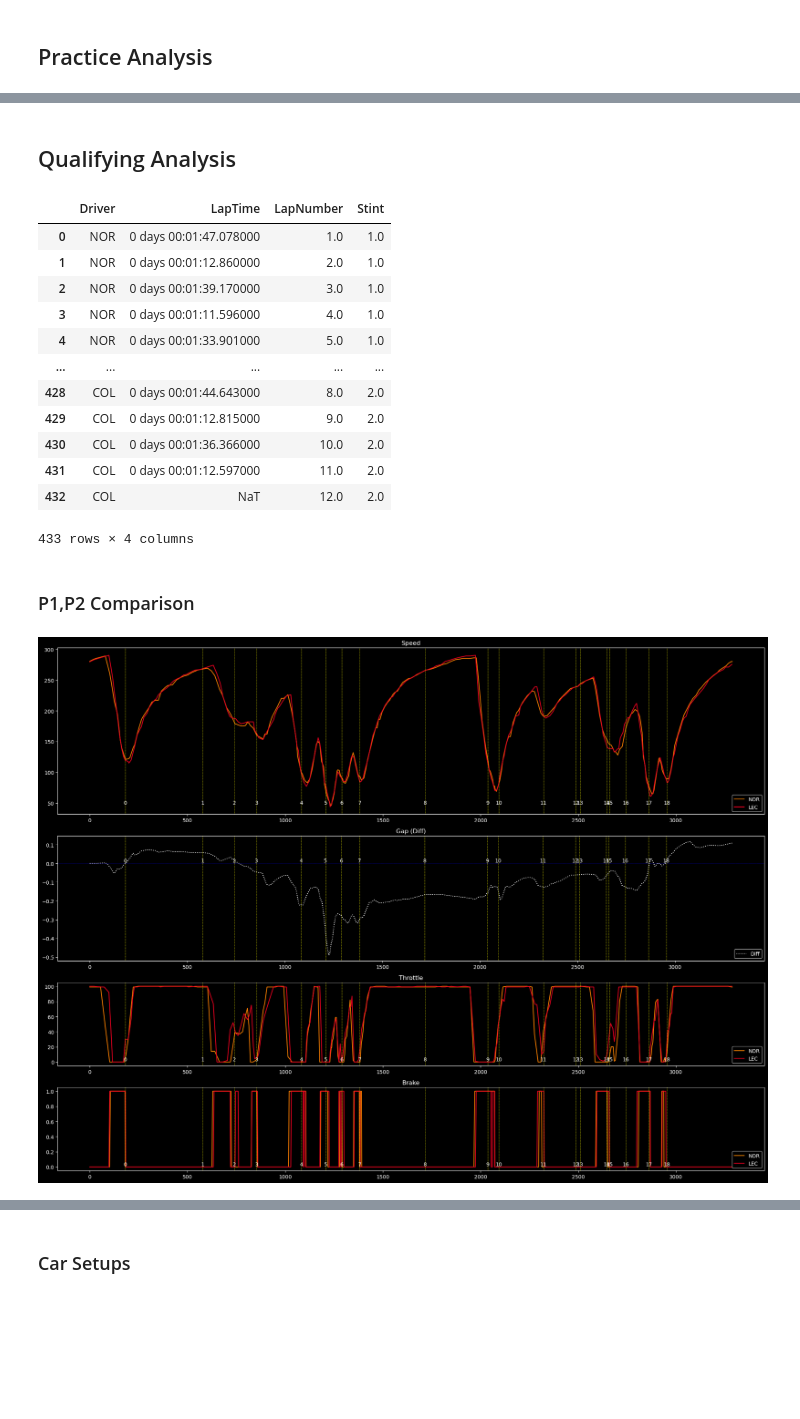
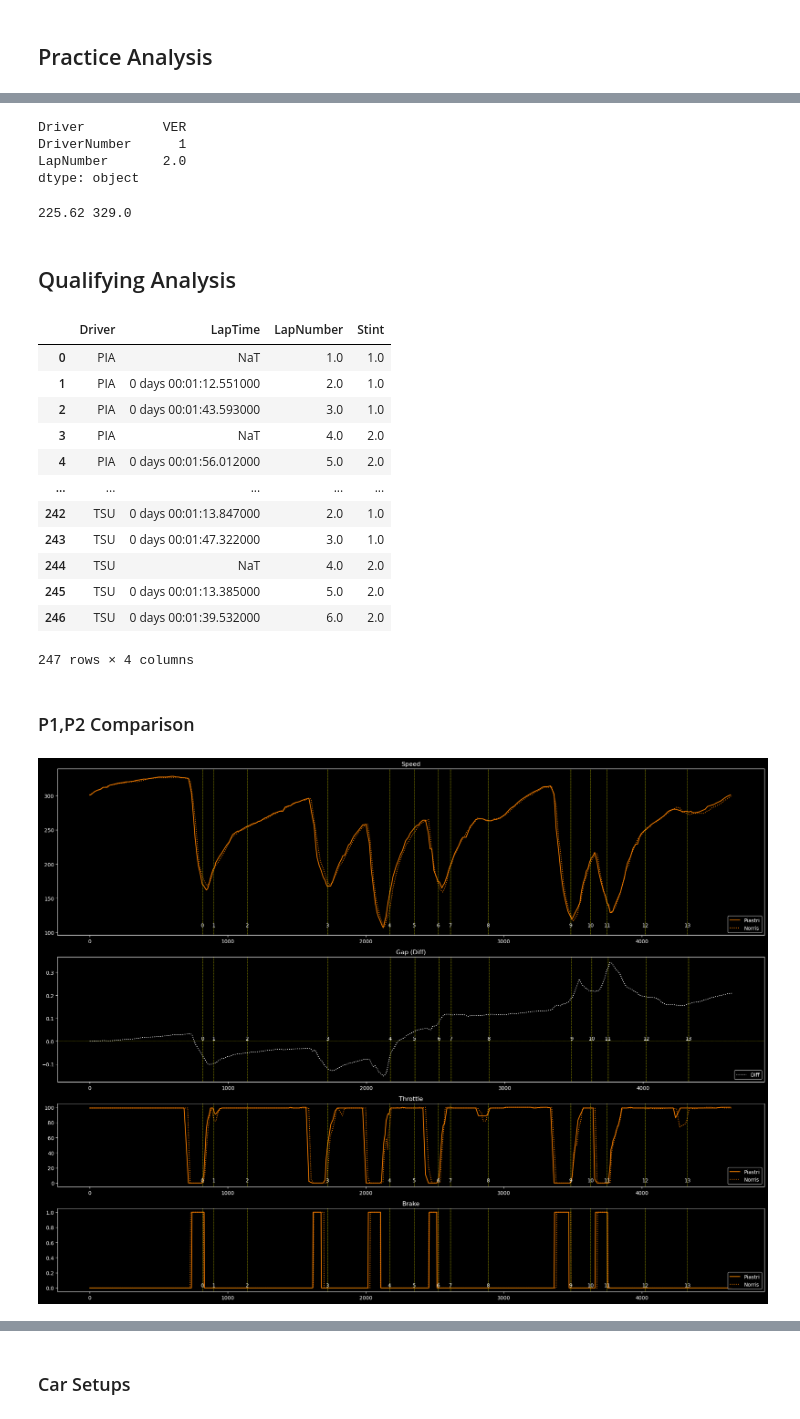
Before and after one commit to Sanket-g-75/F1_Analysis, a Jupyter notebook: code.ipynb, the cells around one changed output, grey strips where cells are left out. Saved outputs shown, nothing was run; the diff lists cells and outputs as text; code cells hidden in the pictures; blank space fills up the shorter version.

Commit message:
2025 Spain Quali Analysis done

```diff
--- a/code.ipynb
+++ b/code.ipynb
@@ -16,6 +16,6 @@ import fastf1.plotting
 # %% [markdown]
 ## Data
 # %%
-session = fastf1.get_session(2025,'Monaco','R')
+session = fastf1.get_session(2025,'Spain','Q')
 session.load(laps=True, weather=True, telemetry=True)
 # %% [output]
@@ -41,29 +56,43 @@ core           INFO     Finished loading data for 20 drivers: ['4', '16', '81',
+# %%
+for i, row in session.laps.pick_accurate().iterrows():
+    test = pd.DataFrame(row.get_telemetry(frequency=30))
+    print(row[['Driver','DriverNumber','LapNumber']])
+    break
+# %% [output]
+Driver          VER
+DriverNumber      1
+LapNumber       2.0
+dtype: object
+# %%
+print(float(f'{test['Speed'].mean():.2f}'),test['Speed'].max())
+# %% [output]
+225.62 329.0
 # %% [markdown]
 ## Qualifying Analysis
 # %%
 session.laps[['Driver','LapTime','LapNumber','Stint']]
 # %% [output]
 |  | Driver | LapTime | LapNumber | Stint |
-| 0 | NOR | 0 days 00:01:47.078000 | 1.0 | 1.0 |
-| 1 | NOR | 0 days 00:01:12.860000 | 2.0 | 1.0 |
-| 2 | NOR | 0 days 00:01:39.170000 | 3.0 | 1.0 |
-| 3 | NOR | 0 days 00:01:11.596000 | 4.0 | 1.0 |
-| 4 | NOR | 0 days 00:01:33.901000 | 5.0 | 1.0 |
+| 0 | PIA | NaT | 1.0 | 1.0 |
+| 1 | PIA | 0 days 00:01:12.551000 | 2.0 | 1.0 |
+| 2 | PIA | 0 days 00:01:43.593000 | 3.0 | 1.0 |
+| 3 | PIA | NaT | 4.0 | 2.0 |
+| 4 | PIA | 0 days 00:01:56.012000 | 5.0 | 2.0 |
 | ... | ... | ... | ... | ... |
-| 428 | COL | 0 days 00:01:44.643000 | 8.0 | 2.0 |
-| 429 | COL | 0 days 00:01:12.815000 | 9.0 | 2.0 |
-| 430 | COL | 0 days 00:01:36.366000 | 10.0 | 2.0 |
-| 431 | COL | 0 days 00:01:12.597000 | 11.0 | 2.0 |
-| 432 | COL | NaT | 12.0 | 2.0 |
+| 242 | TSU | 0 days 00:01:13.847000 | 2.0 | 1.0 |
+| 243 | TSU | 0 days 00:01:47.322000 | 3.0 | 1.0 |
+| 244 | TSU | NaT | 4.0 | 2.0 |
+| 245 | TSU | 0 days 00:01:13.385000 | 5.0 | 2.0 |
+| 246 | TSU | 0 days 00:01:39.532000 | 6.0 | 2.0 |
-433 rows × 4 columns
+247 rows × 4 columns
 # %%
 q1,q2,q3 = session.laps.split_qualifying_sessions()
 q1 = q1.pick_accurate()
 q2 = q2.pick_accurate()
 q3 = q3.pick_accurate()
 # %%
-p1 = 'NOR'
-p2 = 'LEC'
+p1 = 'PIA'
+p2 = 'NOR'
 # %% [markdown]
 ### P1,P2 Comparison
 # %%
@@ -80,8 +109,8 @@ gs = gridspec.GridSpec(4, 1, height_ratios=[1, 0.75, 0.5, 0.5])  # Define grid w
 
 # Speed Plot
 ax0 = fig.add_subplot(gs[0])
-ax0.plot(d_p1['Distance'], d_p1['Speed'], label=p1, color=fastf1.plotting.get_driver_color(p1,session=session))
-ax0.plot(d_p2['Distance'], d_p2['Speed'], label=p2, color=fastf1.plotting.get_driver_color(p2,session=session))
+ax0.plot(d_p1['Distance'], d_p1['Speed'], label=session.get_driver(p1)['LastName'], color=fastf1.plotting.get_driver_color(p1,session=session))
+ax0.plot(d_p2['Distance'], d_p2['Speed'], label=session.get_driver(p2)['LastName'], color=fastf1.plotting.get_driver_color(p2,session=session), linestyle='dotted')
 for corner_index in range(len(session.get_circuit_info().corners)):
     ax0.axvline(x=session.get_circuit_info().corners['Distance'][corner_index], color='yellow', linestyle='--', linewidth=0.5)
     ax0.text(session.get_circuit_info().corners['Distance'][corner_index], session.laps.pick_fastest().get_telemetry().Speed.min(), f'{corner_index}', ha='center', va='bottom')
@@ -91,36 +120,36 @@ ax0.set_title("Speed")
 # Gap (Diff) Plot
 ax1 = fig.add_subplot(gs[1])
 ax1.plot(ref_tel['Distance'],delta_time, label='Diff', color='white',linestyle='dotted')
-ax1.axhline(y=0, color='blue', linestyle='dotted', linewidth=0.5)
+ax1.axhline(y=0, color='yellow', linestyle='dotted', linewidth=0.5)
 for corner_index in range(len(session.get_circuit_info().corners)):
     ax1.axvline(x=session.get_circuit_info().corners['Distance'][corner_index], color='yellow', linestyle='--', linewidth=0.5)
     ax1.text(session.get_circuit_info().corners['Distance'][corner_index], 0, f'{corner_index}', ha='center', va='bottom')
 ax1.legend(loc='lower right')
 ax1.set_title("Gap (Diff)")
 
 # Throttle Plot
 ax2 = fig.add_subplot(gs[2])
-ax2.plot(d_p1['Distance'], d_p1['Throttle'], label=p1, color=fastf1.plotting.get_driver_color(p1,session=session))
-ax2.plot(d_p2['Distance'], d_p2['Throttle'], label=p2, color=fastf1.plotting.get_driver_color(p2,session=session))
+ax2.plot(d_p1['Distance'], d_p1['Throttle'], label=session.get_driver(p1)['LastName'], color=fastf1.plotting.get_driver_color(p1,session=session))
+ax2.plot(d_p2['Distance'], d_p2['Throttle'], label=session.get_driver(p2)['LastName'], color=fastf1.plotting.get_driver_color(p2,session=session), linestyle='dotted')
 for corner_index in range(len(session.get_circuit_info().corners)):
     ax2.axvline(x=session.get_circuit_info().corners['Distance'][corner_index], color='yellow', linestyle='--', linewidth=0.5)
     ax2.text(session.get_circuit_info().corners['Distance'][corner_index], 0, f'{corner_index}', ha='center', va='bottom')
 ax2.legend(loc='lower right')
 ax2.set_title("Throttle")
 
 # Brake Plot
 ax3 = fig.add_subplot(gs[3])
-ax3.plot(d_p1['Distance'], d_p1['Brake'], label=p1, color=fastf1.plotting.get_driver_color(p1,session=session))
-ax3.plot(d_p2['Distance'], d_p2['Brake'], label=p2, color=fastf1.plotting.get_driver_color(p2,session=session))
+ax3.plot(d_p1['Distance'], d_p1['Brake'], label=session.get_driver(p1)['LastName'], color=fastf1.plotting.get_driver_color(p1,session=session))
+ax3.plot(d_p2['Distance'], d_p2['Brake'], label=session.get_driver(p2)['LastName'], color=fastf1.plotting.get_driver_color(p2,session=session),linestyle='dotted')
 for corner_index in range(len(session.get_circuit_info().corners)):
     ax3.axvline(x=session.get_circuit_info().corners['Distance'][corner_index], color='yellow', linestyle='--', linewidth=0.5)
     ax3.text(session.get_circuit_info().corners['Distance'][corner_index], 0, f'{corner_index}', ha='center', va='bottom')
 ax3.legend(loc='lower right')
 ax3.set_title("Brake")
 
 plt.tight_layout()
 plt.savefig(f'{format(session.session_info['StartDate'],'%Y')}_{session.session_info['Meeting']['Location']}_{session.session_info['Type']}_P1P2Comparison')
 
 plt.show()
 # %% [output]
-[figure, old version]
+[figure, new version]
```
Also changed, not shown: parts of 10 cells of this notebook, 2 other files.
